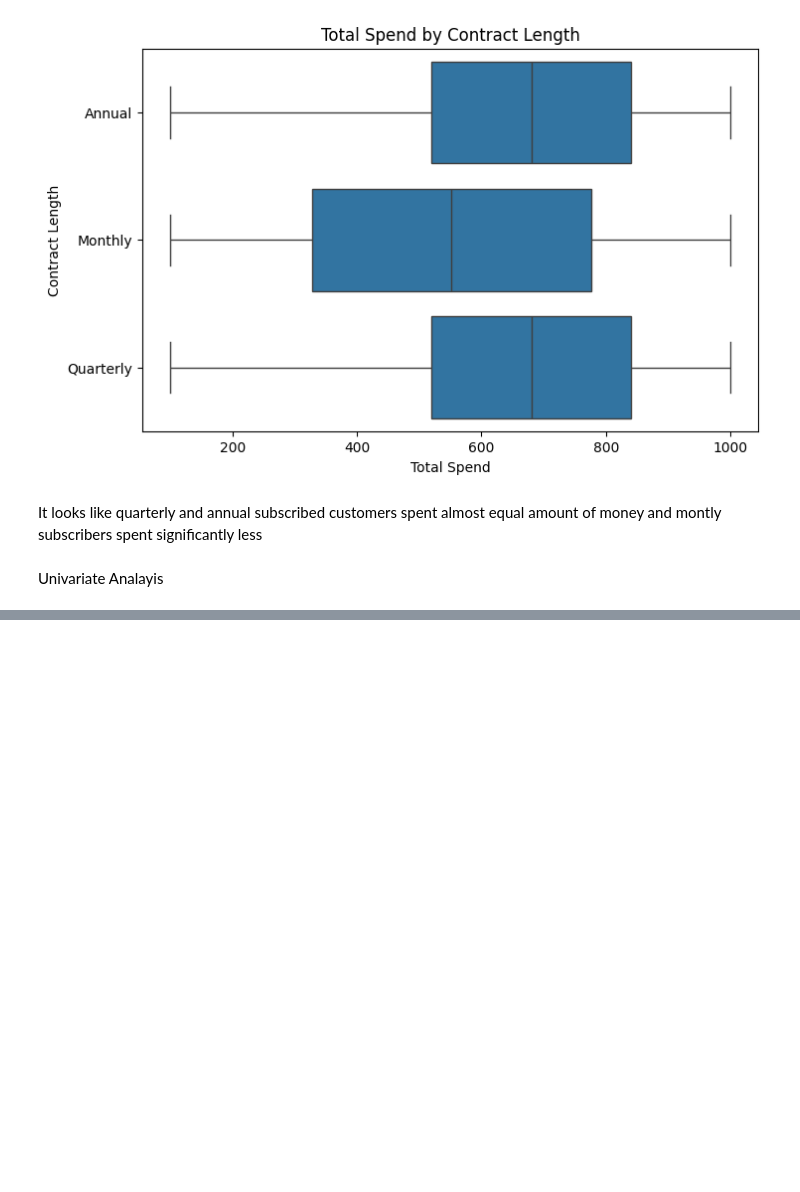
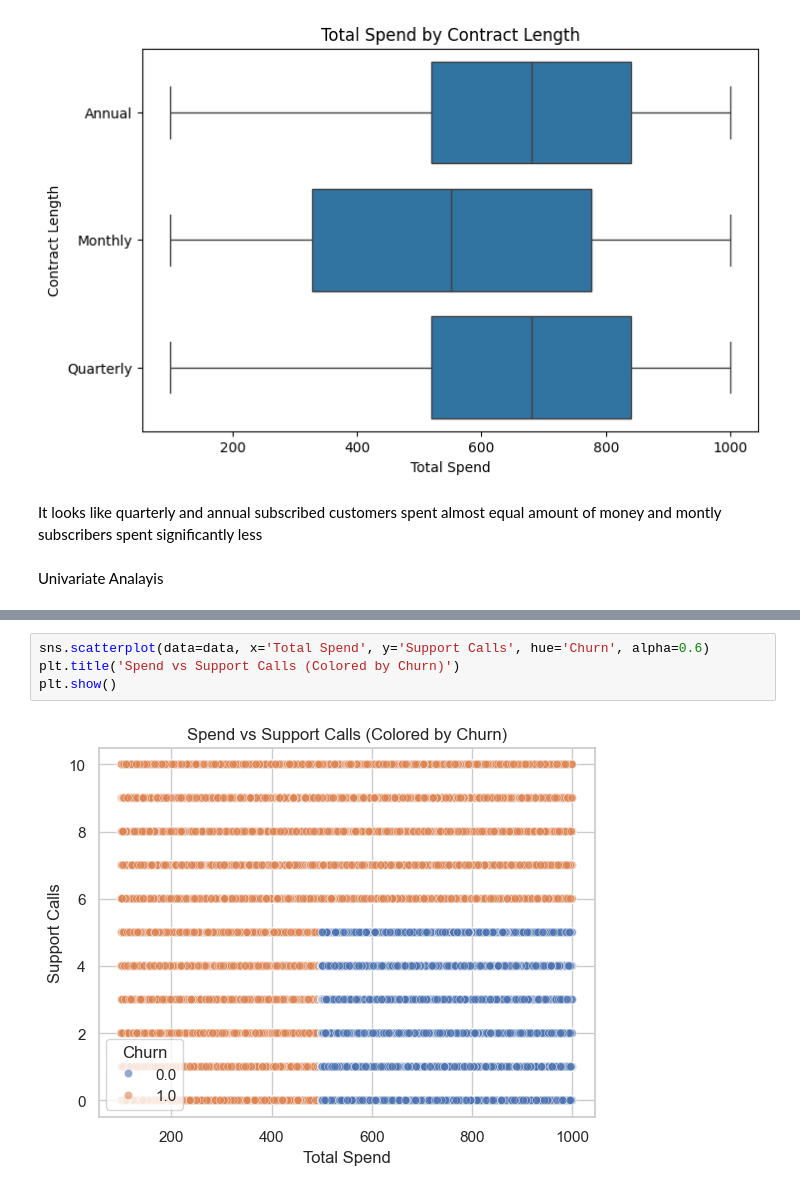
Before and after one commit to Samhitha-Jasti/churn-retention-forecasting, a Jupyter notebook: notebooks/DataExploration.ipynb, the cells around one changed output, grey strips where cells are left out. Drawn from its saved outputs; the diff is of its cells as text; blank space fills up the shorter version.

```diff
--- a/notebooks/DataExploration.ipynb
+++ b/notebooks/DataExploration.ipynb
@@ -239,0 +307,6 @@ numerical_summary
+# %%
+sns.scatterplot(data=data, x='Total Spend', y='Support Calls', hue='Churn', alpha=0.6)
+plt.title('Spend vs Support Calls (Colored by Churn)')
+plt.show()
+# %% [output]
+[figure, added]
```
Also changed, not shown: parts of 7 cells of this notebook.
